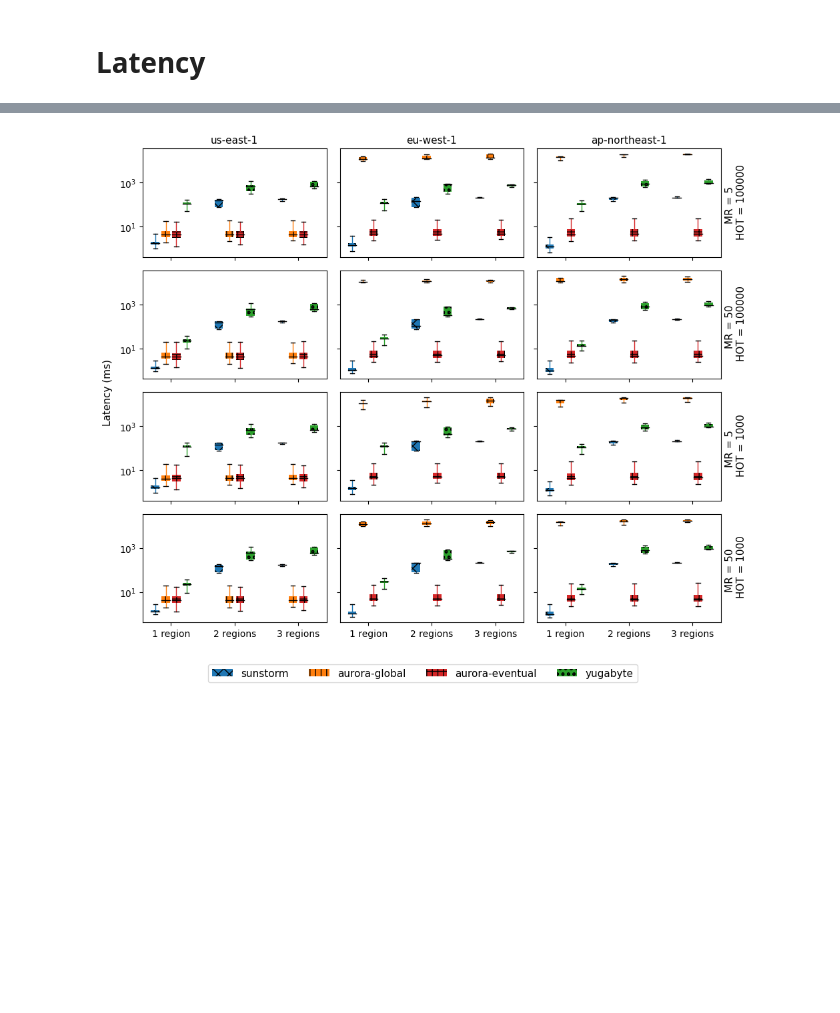
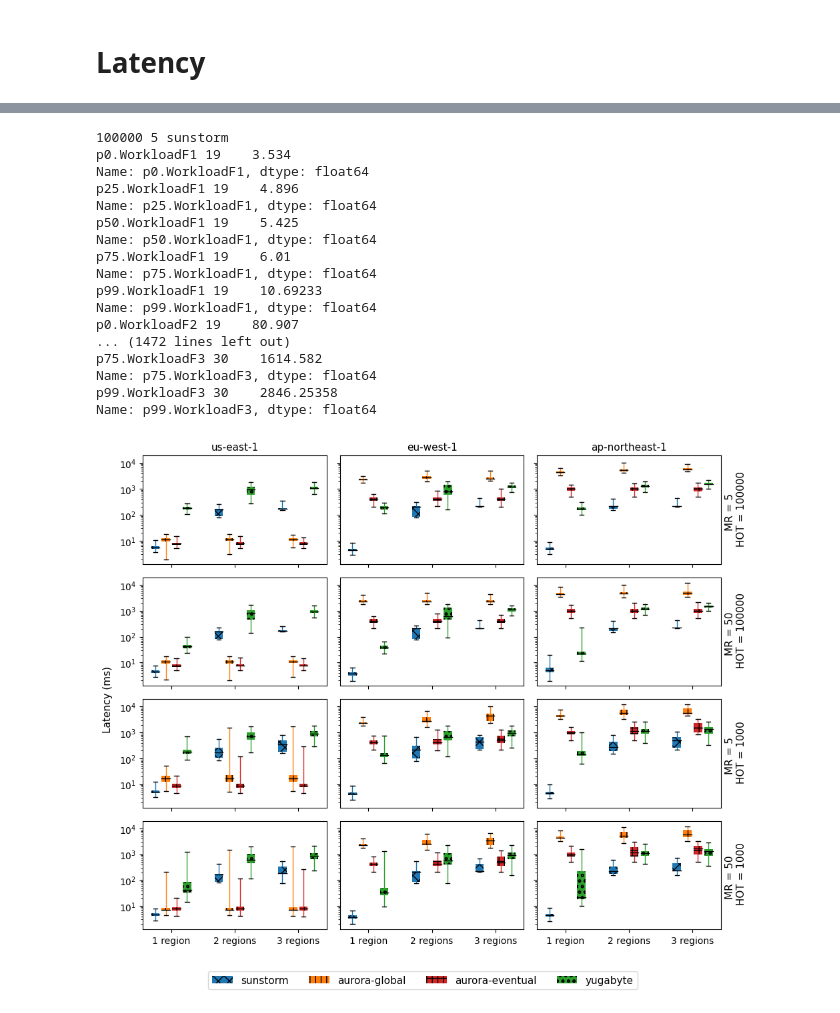
Before and after one commit to ctring/sunstorm-analysis, a Jupyter notebook: ycsb.ipynb, the cells around one changed output, grey strips where cells are left out. Drawn from its saved outputs; the diff is of its cells as text; code cells hidden in the pictures; blank space fills up the shorter version.

```diff
--- a/ycsb.ipynb
+++ b/ycsb.ipynb
@@ -35,7 +35,7 @@ Collect the results
 # %%
 SYSTEMS = ["sunstorm", "aurora-global", "aurora-eventual", "yugabyte"]
 HOTS = [100000, 1000]
-RENEW_CACHE = False
+RENEW_CACHE = True
 
 # RMW
 
@@ -53,7 +53,7 @@ rmw_aurora_throughput_df = collect_results(
     RENEW_CACHE,
 )
 
-rmw_aurora_matcher = get_matcher("ycsb-throughput-aurora-eventual")
+rmw_aurora_matcher = get_matcher("ycsb-throughput-aurora")
 rmw_aurora_eventual_throughput_df = collect_results(
     ROOT / "rmw-aurora-eventual",
     rmw_aurora_matcher,
@@ -83,7 +83,7 @@ read_heavy_aurora_throughput_df = collect_results(
     RENEW_CACHE,
 )
 
-read_heavy_aurora_matcher = get_matcher("ycsb-mixed-aurora-eventual")
+read_heavy_aurora_matcher = get_matcher("ycsb-mixed-aurora")
 read_heavy_aurora_eventual_throughput_df = collect_results(
     ROOT / "read-heavy-aurora-eventual",
     read_heavy_aurora_matcher,
@@ -103,7 +103,7 @@ read_only_sunstorm_matcher = get_matcher("ycsb-read-only-sunstorm")
 read_only_sunstorm_throughput_df = collect_results(
     ROOT / "read-only-sunstorm",
     read_only_sunstorm_matcher,
-    RENEW_CACHE,
+    False,
 )
 
 read_only_aurora_matcher = get_matcher("ycsb-read-only-aurora")
@@ -113,11 +113,11 @@ read_only_aurora_throughput_df = collect_results(
     RENEW_CACHE,
 )
 
-read_only_aurora_matcher = get_matcher("ycsb-read-only-aurora-eventual")
+read_only_aurora_matcher = get_matcher("ycsb-read-only-aurora")
 read_only_aurora_eventual_throughput_df = collect_results(
     ROOT / "read-only-aurora-eventual",
     read_only_aurora_matcher,
-    RENEW_CACHE,
+    False,
 )
 
 read_only_yugabyte_matcher = get_matcher("ycsb-read-only-yugabyte")
@@ -310,7 +328,7 @@ FONT_SIZE_LEGEND = 12
 
 fig, ax = plt.subplots(1, 1, figsize=(5, 3.5))
 
-hot_df = throughput_df[throughput_df.hot == 1000]
+hot_df = throughput_df[(throughput_df.hot == 1000) & (throughput_df.workload == "Read-Only")]
 pivotted = hot_df.pivot_table(
     index=["mr"], columns=["system"], values="throughput", aggfunc="sum"
 )[SYSTEMS].plot(
@@ -366,16 +392,17 @@ width = 0.5
 def to_box(df, n):
     def extract(col_name):
         col = df[col_name]
+        print(col_name, col)
         col = col[col.notna()]
         assert len(col) == 1, f"Exactly one value expected, but {col_name} =\n{col}"
         return col.iloc[0]
 
     return {
-        'whislo': extract(f"p0.WorkloadC{n}"),
-        'q1': extract(f"p25.WorkloadC{n}"),
-        'med': extract(f"p50.WorkloadC{n}"),
-        'q3': extract(f"p75.WorkloadC{n}"),
-        'whishi': extract(f"p99.WorkloadC{n}"),
+        'whislo': extract(f"p0.WorkloadF{n}"),
+        'q1': extract(f"p25.WorkloadF{n}"),
+        'med': extract(f"p50.WorkloadF{n}"),
+        'q3': extract(f"p75.WorkloadF{n}"),
+        'whishi': extract(f"p99.WorkloadF{n}"),
         'fliers': []
     }
 
@@ -385,7 +412,7 @@ colors = ["C0", "C1", "C3", "C2"]
 
 for h, hot in enumerate([100000, 1000]):
     for m, mr in enumerate([5, 50]):
-        hot_df = throughput_df[throughput_df.hot == hot]
+        hot_df = throughput_df[(throughput_df.hot == hot) & (throughput_df.workload == "RMW")]
         hot_label = hot
         for r, region in enumerate(["1-us-east-1", "2-eu-west-1", "3-ap-northeast-1"]):
             region_df = hot_df[hot_df.region.str.startswith(region)]
@@ -393,6 +420,7 @@ for h, hot in enumerate([100000, 1000]):
             ax = axes[(2*h) + m, r]
             for i, system in enumerate(SYSTEMS):
                 system_df = region_df[region_df.system == system]
+                print(hot, mr, system)
                 boxes = [
                     to_box(system_df[system_df.mr == mr], 1),
                     to_box(system_df[system_df.mr == mr], 2),
@@ -415,31 +443,48 @@ for h, hot in enumerate([100000, 1000]):
                         "linewidth": 1,
                     },
                     whiskerprops={
                         "color": colors[i]
                     },
                 )
                 if m==0 and h==0 and r==0:
                     legends.append(comps["boxes"][0])
 
             ax.set_yscale("log")
             # ax.set_ylim(0.99, 15000)
             if h == 0 and m == 0:
                 ax.set_title(region[2:], fontsize=FONT_SIZE_TITLE)
             if h == 1 and m == 1:
                 ax.set_xticks(labels=labels, ticks=ticks)
             else:
                 ax.set_xticks(labels=[], ticks=ticks)
 
             if r == 2:
                 ax.set_ylabel(f"MR = {mr} \n HOT = {hot_label}", fontsize=FONT_SIZE_AXES)
                 ax.yaxis.set_label_position("right")
             elif r == 0:
                 ax.set_ylabel("")
             # ax.set_title(f"HOT = {hot_label} ({region[2:]})")
 
 fig.legend(legends, SYSTEMS, ncol=4, bbox_to_anchor=(0.5, 0), loc="upper center", fontsize=FONT_SIZE_LEGEND)
 fig.supylabel("Latency (ms)", fontsize=FONT_SIZE_AXES)
 fig.tight_layout()
 fig.savefig("output/ycsb-latency-multiple.pdf", bbox_inches="tight")
 # %% [output]
+100000 5 sunstorm
+p0.WorkloadF1 19    3.534
+Name: p0.WorkloadF1, dtype: float64
+p25.WorkloadF1 19    4.896
+Name: p25.WorkloadF1, dtype: float64
+p50.WorkloadF1 19    5.425
+Name: p50.WorkloadF1, dtype: float64
+p75.WorkloadF1 19    6.01
+Name: p75.WorkloadF1, dtype: float64
+p99.WorkloadF1 19    10.69233
+Name: p99.WorkloadF1, dtype: float64
+p0.WorkloadF2 19    80.907
+... (1472 lines left out)
+p75.WorkloadF3 30    1614.582
+Name: p75.WorkloadF3, dtype: float64
+p99.WorkloadF3 30    2846.25358
+Name: p99.WorkloadF3, dtype: float64
-[figure, old version]
+[figure, new version]
```
Also changed, not shown: parts of 6 cells of this notebook, 12 other files.
